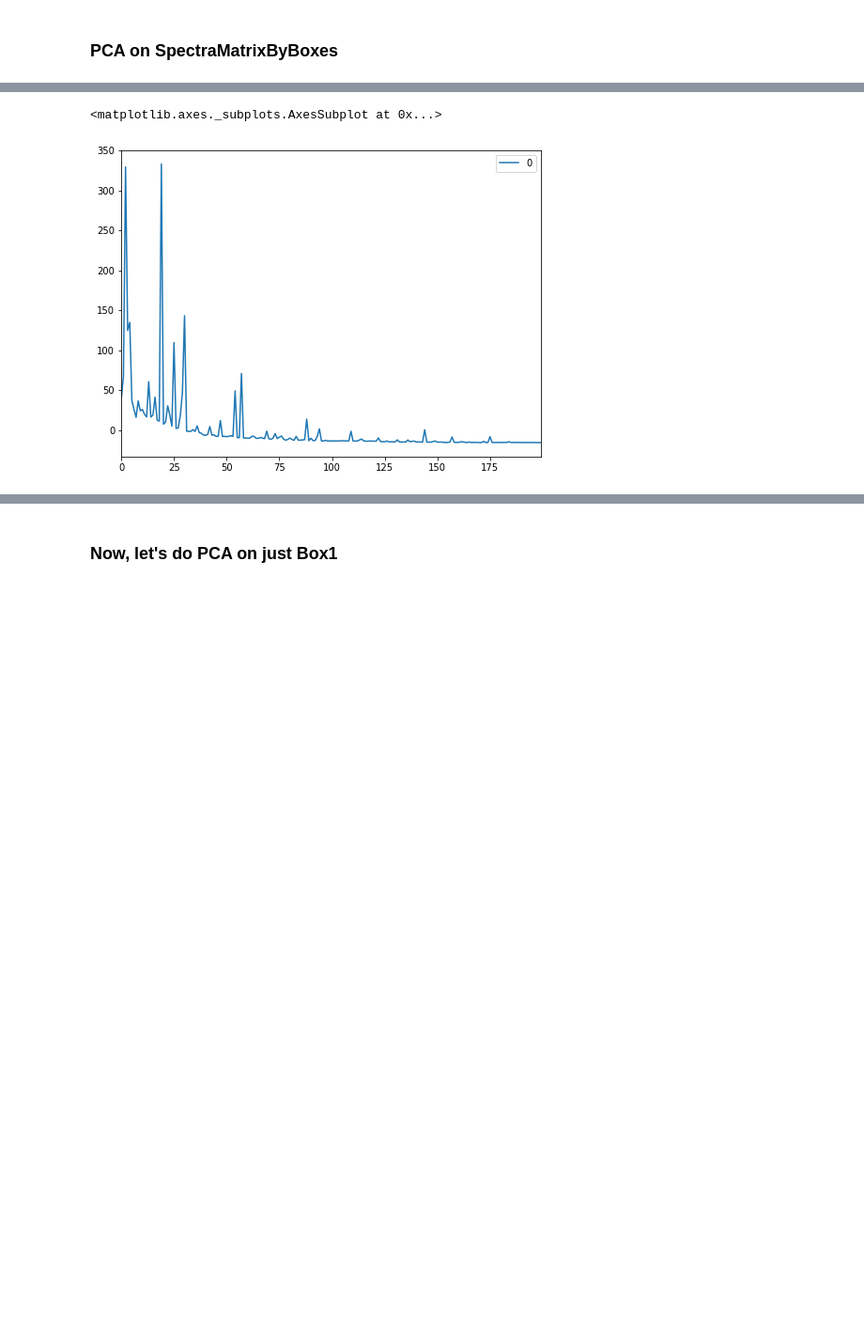
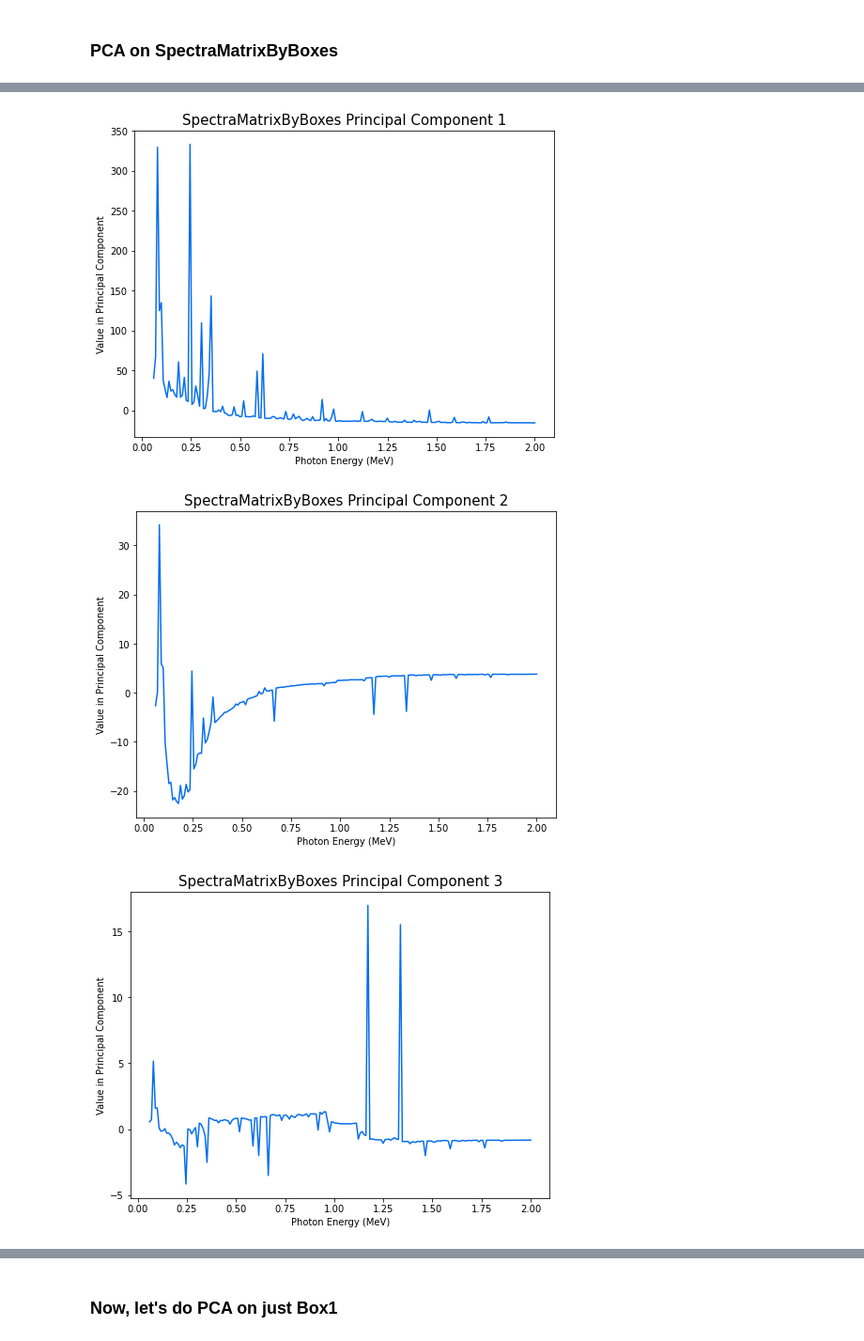
Before and after one commit to Dithizone/Math398-Project, a Jupyter notebook: PerformingPCA.ipynb, the cells around one changed output, grey strips where cells are left out. Shown: that part at 94% size. Cells and saved outputs as stored; diff of their text form; code cells hidden in the pictures; blank space fills up the shorter version.

```diff
--- a/PerformingPCA.ipynb
+++ b/PerformingPCA.ipynb
@@ -38,6 +30,8 @@ The first two principal components explain 99.4% of the variance in SpectraMatri
 
 Below are the first 5 rows of the post-PCA data, then graphs of each principal component.
 # %%
+SpectraMatrix = pd.read_csv("data files/SpectraMatrix.csv", header=None, index_col=None)
+
 # transposedSpectraMatrix = SpectraMatrix.transpose()
 
 x = StandardScaler().fit_transform(SpectraMatrix.loc[:, :].values)
@@ -45,4 +39,4 @@ x = StandardScaler().fit_transform(SpectraMatrix.loc[:, :].values)
 pca = PCA(n_components=10).fit(x)
 principalComponents = pca.fit_transform(x)
 principalDataframe = pd.DataFrame(data=principalComponents)
-principalDataframe.head()
+principalDataframe = th.attachXAxis(principalDataframe)
@@ -72,5 +59,13 @@ PC10 explained variance: 99.99018390402983
 # %%
-principalDataframe.plot(kind="line", y=0, figsize=(8, 6))
+for m in [0, 1, 2, 3, 4]:
+    th.linePlotTheThing(dataframetoplot=principalDataframe,
+                        columntoplot=m,
+                        title=f'SpectraMatrix Principal Component {m + 1}',
+                        xaxislabel='Photon Energy (MeV)',
+                        yaxislabel='Value in Principal Component',
+                        filepathtosavepng=f'images/midtermPresentation/updatedPCA/SpectraMatrixPC{m + 1}')
+
+# principalDataframe.plot(kind="line", y=m, figsize=(8, 6))
 # plt.title("SpectraMatrix, PC1", fontsize=15)
 # plt.savefig(fname="SpectraMatrixPC1.png", bbox_inches='tight', orientation="landscape", pad_inches=0.2, dpi=600)
 # %% [output]
@@ -114,4 +84,4 @@ xbyboxes = StandardScaler().fit_transform(SpectraMatrixByBoxes.loc[:, :].values)
 pcabyboxes = PCA(n_components=10).fit(xbyboxes)
 principalComponentsbyboxes = pcabyboxes.fit_transform(xbyboxes)
 principalDataframebyboxes = pd.DataFrame(data=principalComponentsbyboxes)
-principalDataframebyboxes.head()
+principalDataframebyboxes = th.attachXAxis(principalDataframebyboxes)
@@ -141,7 +104,16 @@ PC10 explained variance: 99.99018390398426
 # %%
-principalDataframebyboxes.plot(kind="line", y=0, figsize=(8, 6))
+for m in [0, 1, 2, 3, 4]:
+    th.linePlotTheThing(dataframetoplot=principalDataframebyboxes,
+                        columntoplot=m,
+                        title=f'SpectraMatrixByBoxes Principal Component {m + 1}',
+                        xaxislabel='Photon Energy (MeV)',
+                        yaxislabel='Value in Principal Component',
+                        filepathtosavepng=f'images/midtermPresentation/updatedPCA/SpectraMatrixByBoxesPC{m + 1}')
+
+# principalDataframebyboxes.plot(kind="line", y=m, figsize=(8, 6))
 # plt.title("SpectraMatrixByBoxes, PC1", fontsize=15)
 # plt.savefig(fname="SpectraMatrixByBoxesPC1.png", bbox_inches='tight', orientation="landscape", pad_inches=0.2, dpi=600)
 # %% [output]
-<matplotlib.axes._subplots.AxesSubplot at 0x...>
-[figure, old version]
+[figure, new version]
+[figure, added]
+[figure, added]
```
Also changed, not shown: parts of 43 cells of this notebook, 33 other files.
